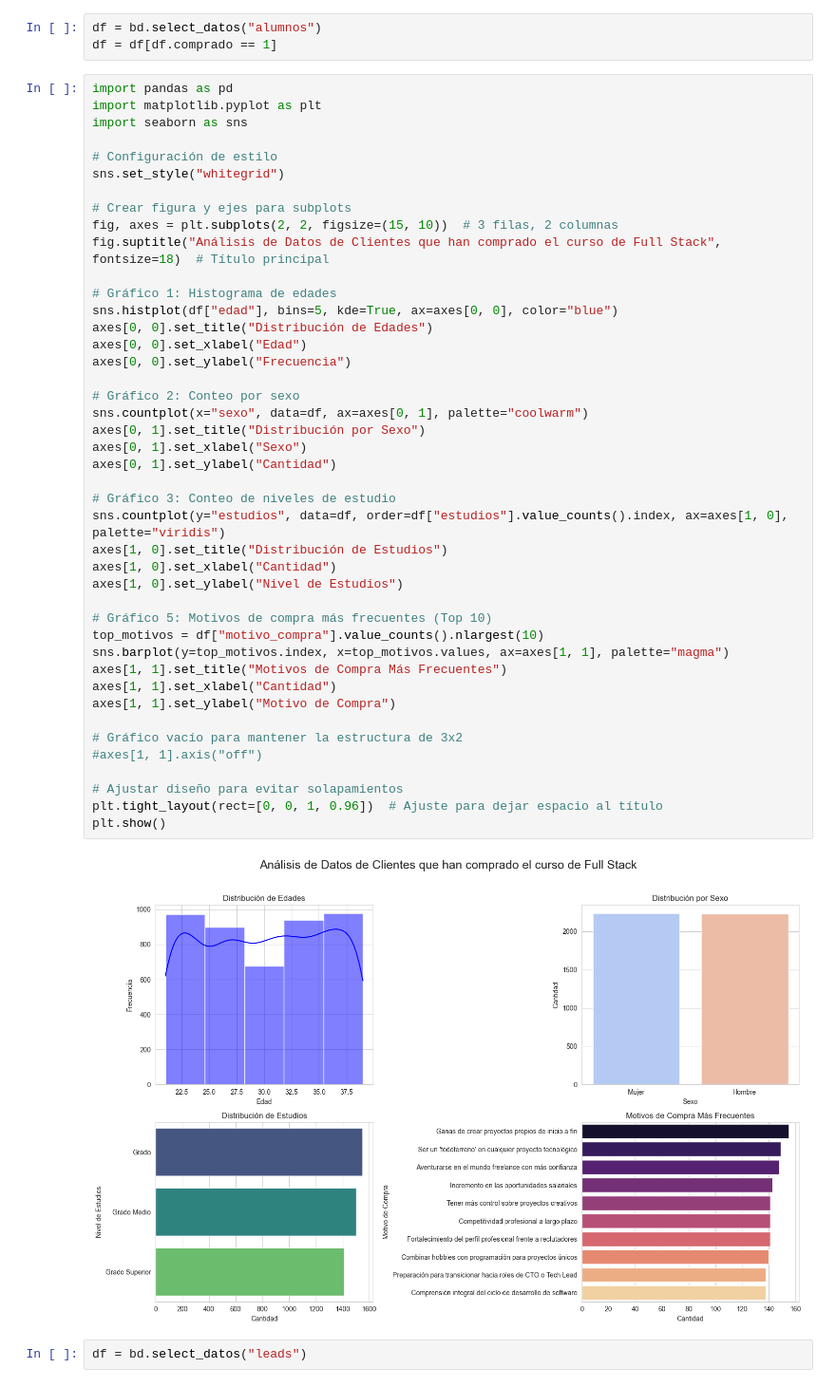
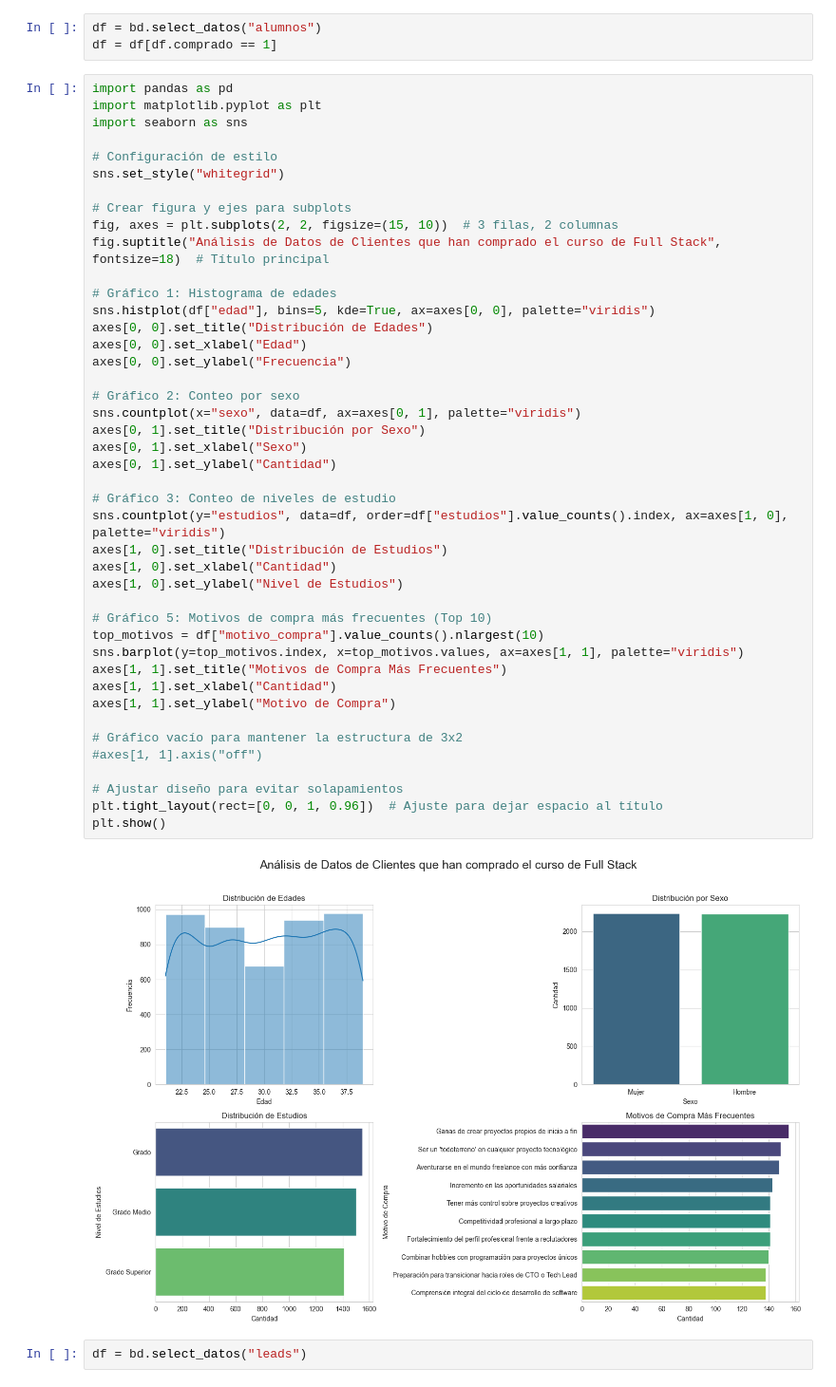
Before and after one commit to santiagorodriguez-dev/pf_02_exploracion_datos_modelo, a Jupyter notebook: notebooks/02_generacion_datos_modelo_.ipynb, the cells around one changed output. Shown: that part at 95% size. Saved outputs shown, nothing was run; the diff lists cells and outputs as text.

Commit message:
colores

```diff
--- a/notebooks/02_generacion_datos_modelo_.ipynb
+++ b/notebooks/02_generacion_datos_modelo_.ipynb
@@ -40,38 +40,38 @@ fig, axes = plt.subplots(2, 2, figsize=(15, 10))  # 3 filas, 2 columnas
 fig.suptitle("Análisis de Datos de Clientes que han comprado el curso de Full Stack", fontsize=18)  # Título principal
 
 # Gráfico 1: Histograma de edades
-sns.histplot(df["edad"], bins=5, kde=True, ax=axes[0, 0], color="blue")
+sns.histplot(df["edad"], bins=5, kde=True, ax=axes[0, 0], palette="viridis")
 axes[0, 0].set_title("Distribución de Edades")
 axes[0, 0].set_xlabel("Edad")
 axes[0, 0].set_ylabel("Frecuencia")
 
 # Gráfico 2: Conteo por sexo
-sns.countplot(x="sexo", data=df, ax=axes[0, 1], palette="coolwarm")
+sns.countplot(x="sexo", data=df, ax=axes[0, 1], palette="viridis")
 axes[0, 1].set_title("Distribución por Sexo")
 axes[0, 1].set_xlabel("Sexo")
 axes[0, 1].set_ylabel("Cantidad")
 
 # Gráfico 3: Conteo de niveles de estudio
 sns.countplot(y="estudios", data=df, order=df["estudios"].value_counts().index, ax=axes[1, 0], palette="viridis")
 axes[1, 0].set_title("Distribución de Estudios")
 axes[1, 0].set_xlabel("Cantidad")
 axes[1, 0].set_ylabel("Nivel de Estudios")
 
 # Gráfico 5: Motivos de compra más frecuentes (Top 10)
 top_motivos = df["motivo_compra"].value_counts().nlargest(10)
-sns.barplot(y=top_motivos.index, x=top_motivos.values, ax=axes[1, 1], palette="magma")
+sns.barplot(y=top_motivos.index, x=top_motivos.values, ax=axes[1, 1], palette="viridis")
 axes[1, 1].set_title("Motivos de Compra Más Frecuentes")
 axes[1, 1].set_xlabel("Cantidad")
 axes[1, 1].set_ylabel("Motivo de Compra")
 
 # Gráfico vacío para mantener la estructura de 3x2
 #axes[1, 1].axis("off")
 
 # Ajustar diseño para evitar solapamientos
 plt.tight_layout(rect=[0, 0, 1, 0.96])  # Ajuste para dejar espacio al título
 plt.show()
 # %% [output]
-[figure, old version]
+[figure, new version]
 # %%
 df = bd.select_datos("leads")
 # %%
```
Also changed, not shown: parts of 1 cell of this notebook.
